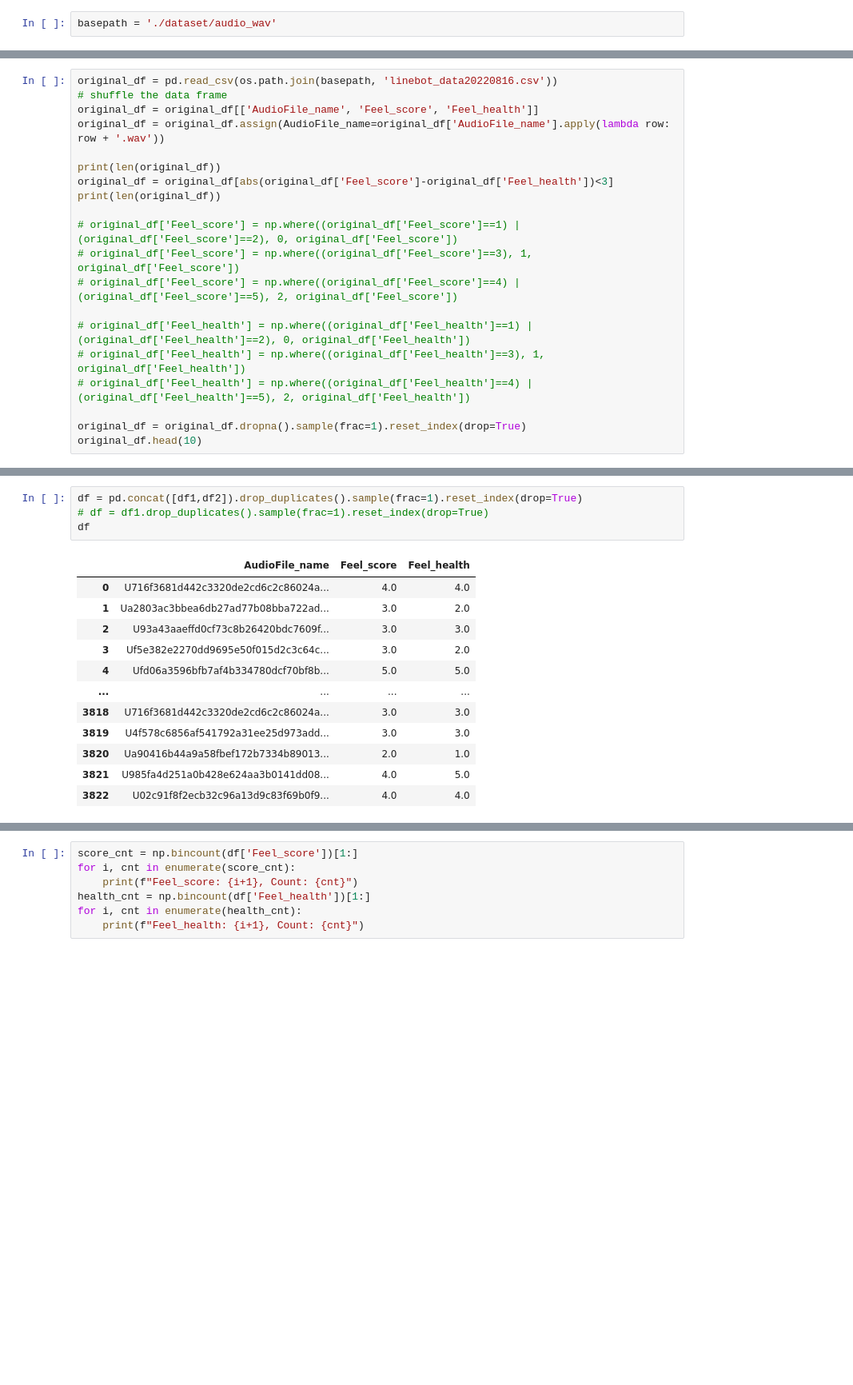
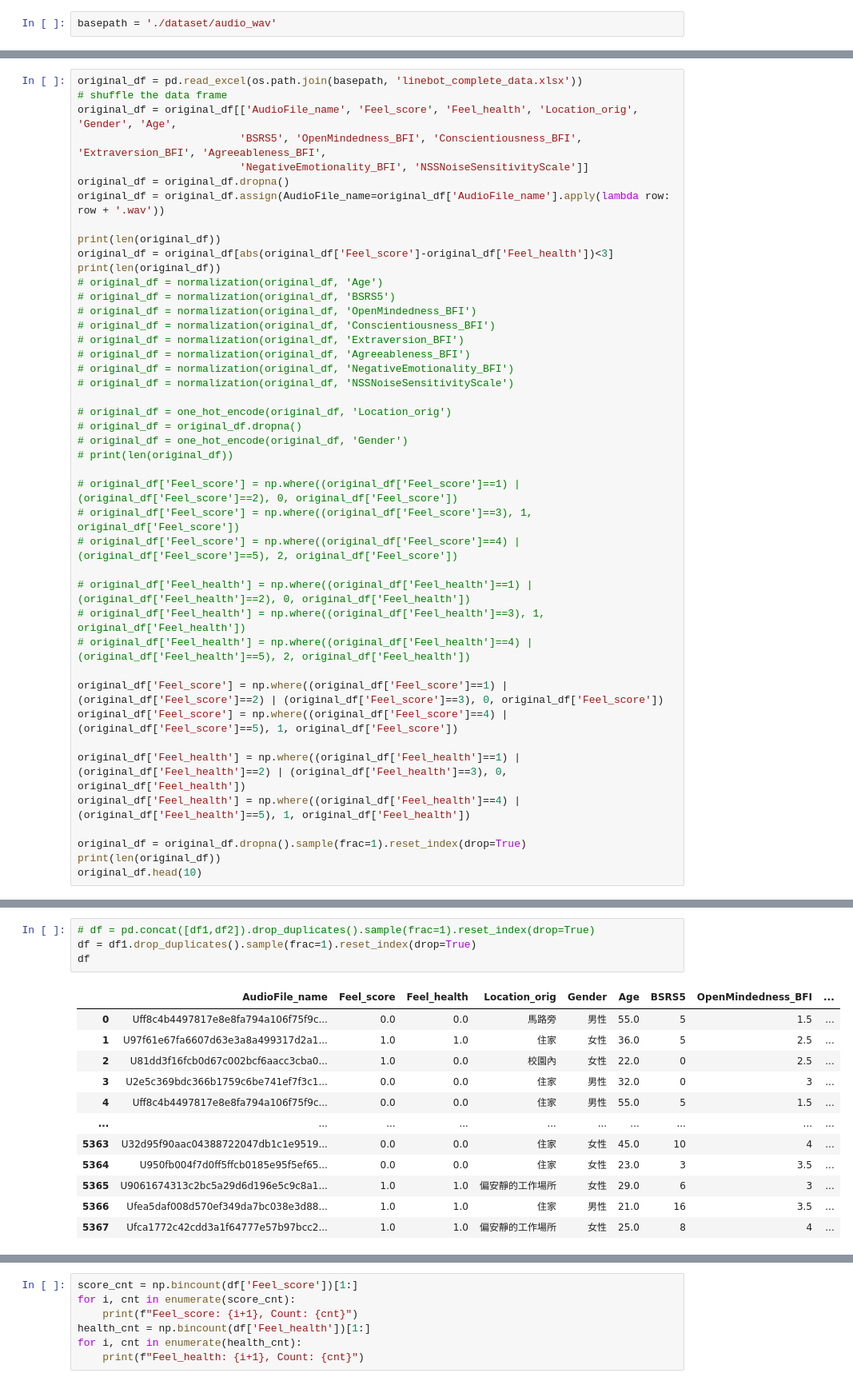
Before and after one commit to DENGRENHAO/Audio_Assessment, a Jupyter notebook: Create_dataset.ipynb, the cells around one changed output, grey strips where cells are left out. Shown at 80% size. Drawn from its saved outputs; the diff is of its cells as text; blank space fills up the shorter version.

```diff
--- a/Create_dataset.ipynb
+++ b/Create_dataset.ipynb
@@ -41,12 +91,28 @@ basepath = './dataset/audio_wav'
 # %%
-original_df = pd.read_csv(os.path.join(basepath, 'linebot_data20220816.csv'))
+original_df = pd.read_excel(os.path.join(basepath, 'linebot_complete_data.xlsx'))
 # shuffle the data frame
-original_df = original_df[['AudioFile_name', 'Feel_score', 'Feel_health']]
+original_df = original_df[['AudioFile_name', 'Feel_score', 'Feel_health', 'Location_orig', 'Gender', 'Age',
+                          'BSRS5', 'OpenMindedness_BFI', 'Conscientiousness_BFI', 'Extraversion_BFI', 'Agreeableness_BFI',
+                          'NegativeEmotionality_BFI', 'NSSNoiseSensitivityScale']]
+original_df = original_df.dropna()
 original_df = original_df.assign(AudioFile_name=original_df['AudioFile_name'].apply(lambda row: row + '.wav'))
 
 print(len(original_df))
 original_df = original_df[abs(original_df['Feel_score']-original_df['Feel_health'])<3]
 print(len(original_df))
+# original_df = normalization(original_df, 'Age')
+# original_df = normalization(original_df, 'BSRS5')
+# original_df = normalization(original_df, 'OpenMindedness_BFI')
+# original_df = normalization(original_df, 'Conscientiousness_BFI')
+# original_df = normalization(original_df, 'Extraversion_BFI')
+# original_df = normalization(original_df, 'Agreeableness_BFI')
+# original_df = normalization(original_df, 'NegativeEmotionality_BFI')
+# original_df = normalization(original_df, 'NSSNoiseSensitivityScale')
+
+# original_df = one_hot_encode(original_df, 'Location_orig')
+# original_df = original_df.dropna()
+# original_df = one_hot_encode(original_df, 'Gender')
+# print(len(original_df))
 
 # original_df['Feel_score'] = np.where((original_df['Feel_score']==1) | (original_df['Feel_score']==2), 0, original_df['Feel_score'])
 # original_df['Feel_score'] = np.where((original_df['Feel_score']==3), 1, original_df['Feel_score'])
@@ -56,6 +122,13 @@ print(len(original_df))
 # original_df['Feel_health'] = np.where((original_df['Feel_health']==3), 1, original_df['Feel_health'])
 # original_df['Feel_health'] = np.where((original_df['Feel_health']==4) | (original_df['Feel_health']==5), 2, original_df['Feel_health'])
 
+original_df['Feel_score'] = np.where((original_df['Feel_score']==1) | (original_df['Feel_score']==2) | (original_df['Feel_score']==3), 0, original_df['Feel_score'])
+original_df['Feel_score'] = np.where((original_df['Feel_score']==4) | (original_df['Feel_score']==5), 1, original_df['Feel_score'])
+
+original_df['Feel_health'] = np.where((original_df['Feel_health']==1) | (original_df['Feel_health']==2) | (original_df['Feel_health']==3), 0, original_df['Feel_health'])
+original_df['Feel_health'] = np.where((original_df['Feel_health']==4) | (original_df['Feel_health']==5), 1, original_df['Feel_health'])
+
 original_df = original_df.dropna().sample(frac=1).reset_index(drop=True)
+print(len(original_df))
 original_df.head(10)
 # %% [output]
@@ -111,17 +202,17 @@ df2
 # %%
-df = pd.concat([df1,df2]).drop_duplicates().sample(frac=1).reset_index(drop=True)
-# df = df1.drop_duplicates().sample(frac=1).reset_index(drop=True)
+# df = pd.concat([df1,df2]).drop_duplicates().sample(frac=1).reset_index(drop=True)
+df = df1.drop_duplicates().sample(frac=1).reset_index(drop=True)
 df
 # %% [output]
-|  | AudioFile_name | Feel_score | Feel_health |
-| 0 | U716f3681d442c3320de2cd6c2c86024a... | 4.0 | 4.0 |
-| 1 | Ua2803ac3bbea6db27ad77b08bba722ad... | 3.0 | 2.0 |
-| 2 | U93a43aaeffd0cf73c8b26420bdc7609f... | 3.0 | 3.0 |
-| 3 | Uf5e382e2270dd9695e50f015d2c3c64c... | 3.0 | 2.0 |
-| 4 | Ufd06a3596bfb7af4b334780dcf70bf8b... | 5.0 | 5.0 |
-| ... | ... | ... | ... |
-| 3818 | U716f3681d442c3320de2cd6c2c86024a... | 3.0 | 3.0 |
-| 3819 | U4f578c6856af541792a31ee25d973add... | 3.0 | 3.0 |
-| 3820 | Ua90416b44a9a58fbef172b7334b89013... | 2.0 | 1.0 |
-| 3821 | U985fa4d251a0b428e624aa3b0141dd08... | 4.0 | 5.0 |
-| 3822 | U02c91f8f2ecb32c96a13d9c83f69b0f9... | 4.0 | 4.0 |
+|  | AudioFile_name | Feel_score | Feel_health | Location_orig | Gender | Age | BSRS5 | OpenMindedness_BFI | ... |
+| 0 | Uff8c4b4497817e8e8fa794a106f75f9c... | 0.0 | 0.0 | 馬路旁 | 男性 | 55.0 | 5 | 1.5 | ... |
+| 1 | U97f61e67fa6607d63e3a8a499317d2a1... | 1.0 | 1.0 | 住家 | 女性 | 36.0 | 5 | 2.5 | ... |
+| 2 | U81dd3f16fcb0d67c002bcf6aacc3cba0... | 1.0 | 0.0 | 校園內 | 女性 | 22.0 | 0 | 2.5 | ... |
+| 3 | U2e5c369bdc366b1759c6be741ef7f3c1... | 0.0 | 0.0 | 住家 | 男性 | 32.0 | 0 | 3 | ... |
+| 4 | Uff8c4b4497817e8e8fa794a106f75f9c... | 0.0 | 0.0 | 住家 | 男性 | 55.0 | 5 | 1.5 | ... |
+| ... | ... | ... | ... | ... | ... | ... | ... | ... | ... |
+| 5363 | U32d95f90aac04388722047db1c1e9519... | 0.0 | 0.0 | 住家 | 女性 | 45.0 | 10 | 4 | ... |
+| 5364 | U950fb004f7d0ff5ffcb0185e95f5ef65... | 0.0 | 0.0 | 住家 | 女性 | 23.0 | 3 | 3.5 | ... |
+| 5365 | U9061674313c2bc5a29d6d196e5c9c8a1... | 1.0 | 1.0 | 偏安靜的工作場所 | 女性 | 29.0 | 6 | 3 | ... |
+| 5366 | Ufea5daf008d570ef349da7bc038e3d88... | 1.0 | 1.0 | 住家 | 男性 | 21.0 | 16 | 3.5 | ... |
+| 5367 | Ufca1772c42cdd3a1f64777e57b97bcc2... | 1.0 | 1.0 | 偏安靜的工作場所 | 女性 | 25.0 | 8 | 4 | ... |
```
Also changed, not shown: parts of 29 cells of this notebook, 2 other files.
